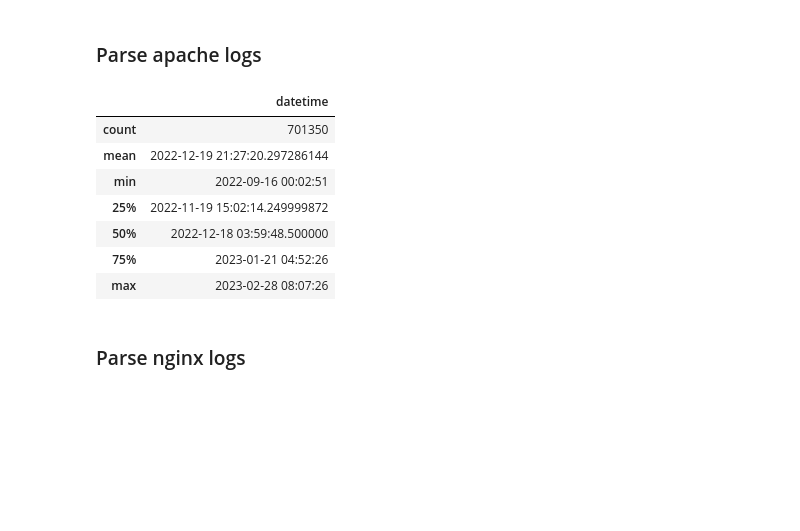
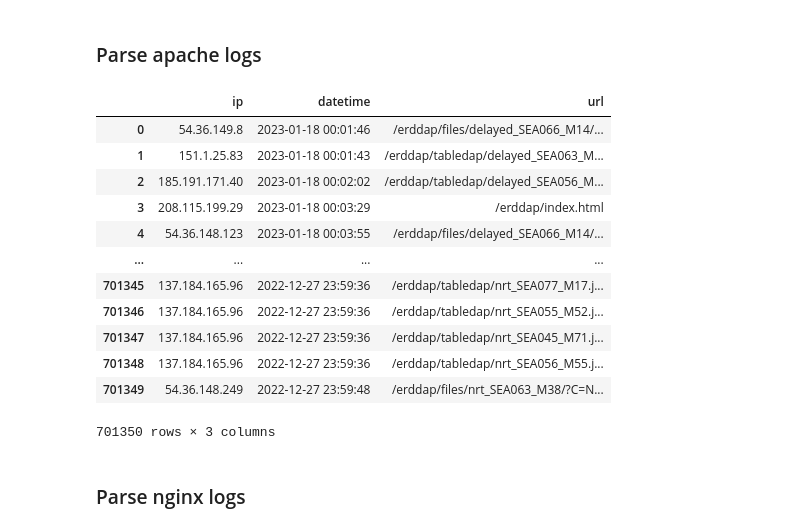
Before and after one commit to callumrollo/erddaplogs, a Jupyter notebook: weblogs-analysis.ipynb, the cells around one changed output. Cells and saved outputs as stored; diff of their text form; code cells hidden in the pictures; blank space fills up the shorter version.

```diff
--- a/weblogs-analysis.ipynb
+++ b/weblogs-analysis.ipynb
@@ -27,31 +31,36 @@ nginx_logs_dir = "../track-visitors/erddap/logs/"
 # %%
 apache_logs = list(Path(apache_logs_dir).glob("*access*"))
 parser = LogParser("%h %l %u %t \"%r\" %>s %b \"%{Referer}i\" \"%{User-Agent}i\"")
 dt, ip, url = [], [], []
 for fn in apache_logs:
     with open(fn) as fp:
         for entry in parser.parse_lines(fp):
             try:
                 this_url = entry.request_line.split(" ")[1]
             except:
                 this_url = ""
             dt.append(entry.request_time)
             ip.append(entry.remote_host)
             url.append(this_url)
 df_pd = pd.DataFrame({"ip": ip, "datetime" : dt, "url": url})
 df_pd["datetime"] = pd.to_datetime(df_pd.datetime).dt.tz_localize(None)
 df_apache = pl.from_pandas(df_pd)
 df_apache = df_apache.sort(by="datetime")
-df_pd.describe()
+df_pd
 # %% [output]
-|  | datetime |
-| count | 701350 |
-| mean | 2022-12-19 21:27:20.297286144 |
-| min | 2022-09-16 00:02:51 |
-| 25% | 2022-11-19 15:02:14.249999872 |
-| 50% | 2022-12-18 03:59:48.500000 |
-| 75% | 2023-01-21 04:52:26 |
-| max | 2023-02-28 08:07:26 |
+|  | ip | datetime | url |
+| 0 | 54.36.149.8 | 2023-01-18 00:01:46 | /erddap/files/delayed_SEA066_M14/... |
+| 1 | 151.1.25.83 | 2023-01-18 00:01:43 | /erddap/tabledap/delayed_SEA063_M... |
+| 2 | 185.191.171.40 | 2023-01-18 00:02:02 | /erddap/tabledap/delayed_SEA056_M... |
+| 3 | 208.115.199.29 | 2023-01-18 00:03:29 | /erddap/index.html |
+| 4 | 54.36.148.123 | 2023-01-18 00:03:55 | /erddap/files/delayed_SEA066_M14/... |
+| ... | ... | ... | ... |
+| 701345 | 137.184.165.96 | 2022-12-27 23:59:36 | /erddap/tabledap/nrt_SEA077_M17.j... |
+| 701346 | 137.184.165.96 | 2022-12-27 23:59:36 | /erddap/tabledap/nrt_SEA055_M52.j... |
+| 701347 | 137.184.165.96 | 2022-12-27 23:59:36 | /erddap/tabledap/nrt_SEA045_M71.j... |
+| 701348 | 137.184.165.96 | 2022-12-27 23:59:36 | /erddap/tabledap/nrt_SEA056_M55.j... |
+| 701349 | 54.36.148.249 | 2022-12-27 23:59:48 | /erddap/files/nrt_SEA063_M38/?C=N... |
+701350 rows × 3 columns
 # %% [markdown]
 ### Parse nginx logs
 # %%
```
Also changed, not shown: parts of 10 cells of this notebook.
